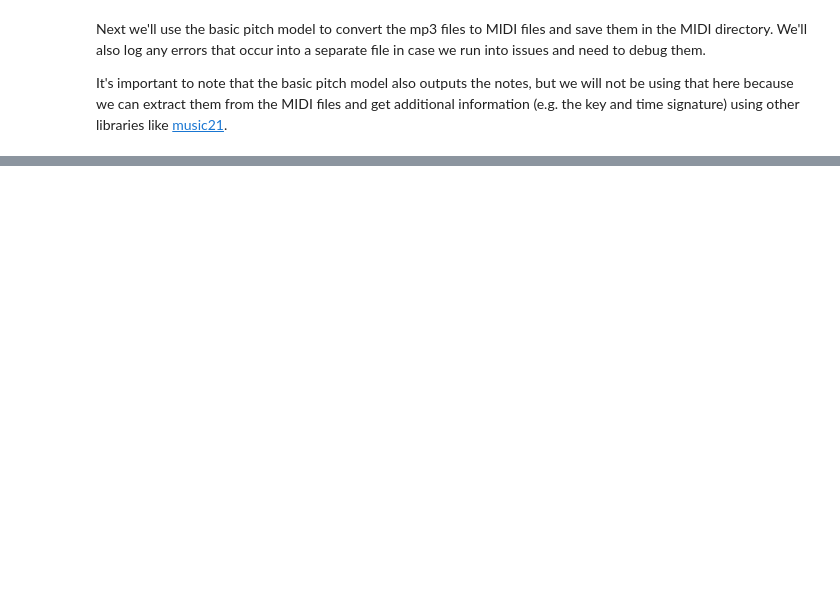
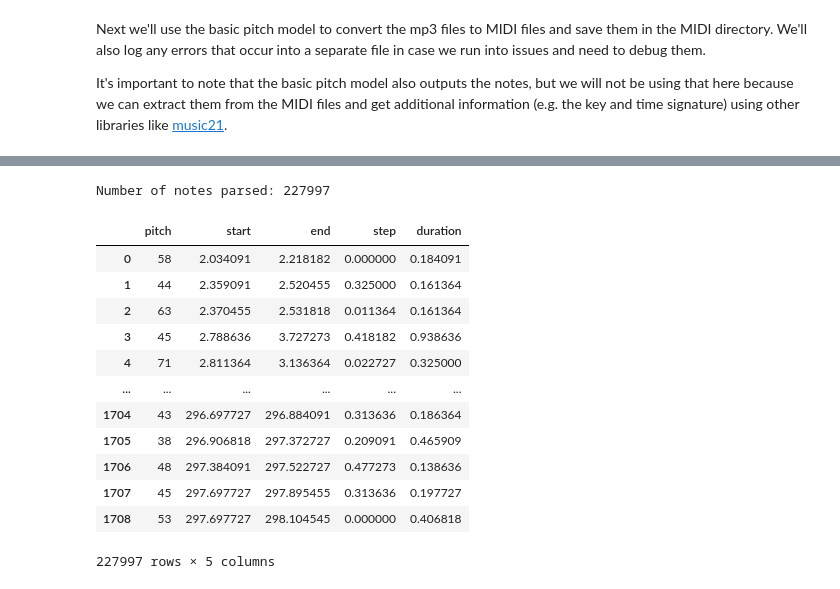
Before and after one commit to MacalusoJeff/Making-Math-Rock, a Jupyter notebook: MMR - Blog Post.ipynb, the cells around one changed output, grey strips where cells are left out. Saved outputs shown, nothing was run; the diff lists cells and outputs as text; code cells hidden in the pictures; blank space fills up the shorter version.

```diff
--- a/MMR - Blog Post.ipynb
+++ b/MMR - Blog Post.ipynb
@@ -235,0 +165,61 @@ asdf
+# %%
+import collections
+import pretty_midi
+
+def midi_to_notes(midi_file: str) -> pd.DataFrame:
+    """
+    Converts a MIDI file to a pandas DataFrame containing note information.
+
+    Args:
+        midi_file (str): The path to the MIDI file.
+
+    Returns:
+        pd.DataFrame: A DataFrame containing note information, including pitch, start time, end time, time since last note, and duration.
+    """
+    pm = pretty_midi.PrettyMIDI(midi_file)
+    instrument = pm.instruments[0]
+    notes = collections.defaultdict(list)
+
+    # Sort the notes by start time
+    sorted_notes = sorted(instrument.notes, key=lambda note: note.start)
+    prev_start = sorted_notes[0].start
+
+    for note in sorted_notes:
+      start = note.start
+      end = note.end
+      notes['pitch'].append(note.pitch)
+      notes['start'].append(start)
+      notes['end'].append(end)
+      notes['step'].append(start - prev_start)  # Time since last note
+      notes['duration'].append(end - start)  # Duration of note
+      prev_start = start
+
+    return pd.DataFrame({name: np.array(value) for name, value in notes.items()})
+
+
+# Parse all of the MIDI files into one data frame of notes
+all_notes = []
+for f in midis:
+    notes = midi_to_notes(f)
+    all_notes.append(notes)
+
+# Concatenate into one data frame and save to a CSV
+all_notes = pd.concat(all_notes)
+print('Number of notes parsed:', len(all_notes))
+all_notes.to_csv('Data\\all_notes.csv')
+all_notes
+# %% [output]
+Number of notes parsed: 227997
+|  | pitch | start | end | step | duration |
+| 0 | 58 | 2.034091 | 2.218182 | 0.000000 | 0.184091 |
+| 1 | 44 | 2.359091 | 2.520455 | 0.325000 | 0.161364 |
+| 2 | 63 | 2.370455 | 2.531818 | 0.011364 | 0.161364 |
+| 3 | 45 | 2.788636 | 3.727273 | 0.418182 | 0.938636 |
+| 4 | 71 | 2.811364 | 3.136364 | 0.022727 | 0.325000 |
+| ... | ... | ... | ... | ... | ... |
+| 1704 | 43 | 296.697727 | 296.884091 | 0.313636 | 0.186364 |
+| 1705 | 38 | 296.906818 | 297.372727 | 0.209091 | 0.465909 |
+| 1706 | 48 | 297.384091 | 297.522727 | 0.477273 | 0.138636 |
+| 1707 | 45 | 297.697727 | 297.895455 | 0.313636 | 0.197727 |
+| 1708 | 53 | 297.697727 | 298.104545 | 0.000000 | 0.406818 |
+227997 rows × 5 columns
```
Also changed, not shown: parts of 40 cells of this notebook.
